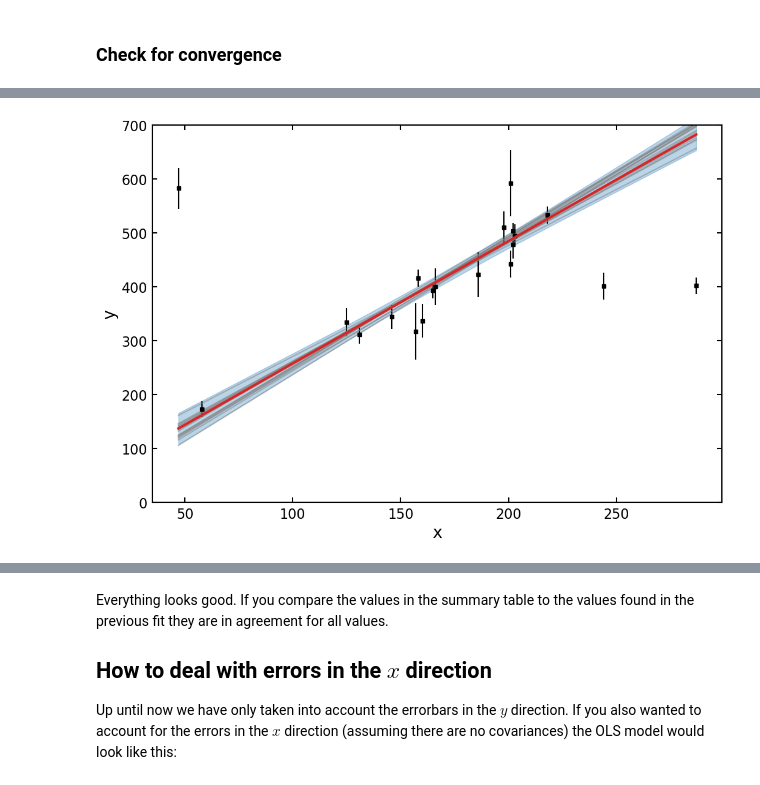
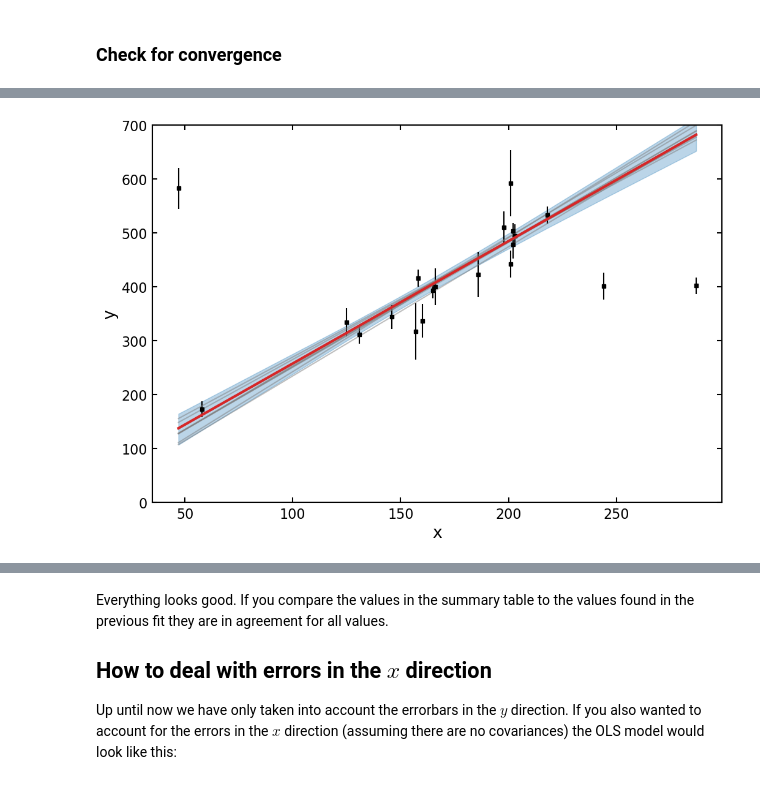
Before and after one commit to CKrawczyk/jupyter_data_languages, a Jupyter notebook: mcmc_fit_with_outliers_pymc.ipynb, the cells around one changed output, grey strips where cells are left out. Saved outputs shown, nothing was run; the diff lists cells and outputs as text; code cells hidden in the pictures.

```diff
--- a/mcmc_fit_with_outliers_pymc.ipynb
+++ b/mcmc_fit_with_outliers_pymc.ipynb
@@ -88,6 +87,11 @@ ax2.set_aspect(1);
 As a starting point we will first build a least squares linear regression model and see how that does.
 # %%
 with pm.Model() as mdl_ols:
+    # state input data as shared vars
+    tsv_x = pm.Data('tsv_x', x_center, mutable=False)
+    tsv_y = pm.Data('tsv_y', y_center, mutable=False)
+    tsv_sy = pm.Data('tsv_sy', sy_center, mutable=False)
+
     # Define weakly informative Normal priors (Ridge regression)
     b0 = pm.Normal('intercept-centered', mu=0, sigma=100)
     b1 = pm.Normal('slope-centered', mu=0, sigma=100)
@@ -98,12 +102,22 @@ with pm.Model() as mdl_ols:
     slope = pm.Deterministic('slope', b1_orig)
 
     # Define y_est_center and y_est as a Deterministic variables so we can plot it later
-    y_est_centered = pm.Deterministic('y-centered', b0 + b1 * x_center)
+    y_est_centered = pm.Deterministic('y-centered', b0 + b1 * tsv_x)
     y_est = pm.Deterministic('y', (y_est_centered * y_std) + y_mean)
-    likelihood = pm.Normal('likelihood', mu=y_est_centered, sigma=sy_center, observed=y_center)
+    likelihood = pm.Normal('likelihood', mu=y_est_centered, sigma=tsv_sy, observed=tsv_y)
 
 display(mdl_ols)
-display(pm.model_to_graphviz(mdl_ols))
+display(
+    pm.model_to_graphviz(
+        mdl_ols,
+        var_names=[
+            'slope-centered',
+            'intercept-centered',
+            'y-centered',
+            'likelihood'
+        ]
+    )
+)
 # %% [output]
 $$
             \begin{array}{rcl}
@@ -245,8 +254,8 @@ with pm.Model() as mdl_signoise:
     tsv_sy = pm.Data('tsv_sy', sy_center, mutable=False)
 
     # define weakly informative Normal priors (Ridge regression)
-    b0 = pm.Normal('intercept-centered', mu=0, sigma=100)
-    b1 = pm.Normal('slope-centered', mu=0, sigma=100)
+    b0 = pm.Normal('intercept-centered', mu=0, sigma=100, initval=0.0)
+    b1 = pm.Normal('slope-centered', mu=0, sigma=100, initval=1.0)
 
     # un-center slope and intercept as Deterministic variables so we can plot it later
     b0_orig, b1_orig = un_center(b0, b1, x_mean, x_std, y_mean, y_std)
@@ -258,8 +267,8 @@ with pm.Model() as mdl_signoise:
     y_est = pm.Deterministic('y', (y_est_centered * y_std) + y_mean)
 
     # Define weakly informative priors for the mean and variance of the outliers
-    Yb = pm.Normal('Yb', mu=0, sigma=10, initval=0.0)
-    Vb = pm.InverseGamma('Vb', 2, 5, initval=1.0)
+    Yb = pm.Normal('Yb', mu=0, sigma=10, initval=0.3)
+    Vb = pm.InverseGamma('Vb', 2, 5, initval=2.5)
 
     # crate in/outlier distributions to get logL evaluated on observed data
     in_rv = pm.Normal.dist(mu=y_est_centered, sigma=tsv_sy)
@@ -270,12 +279,12 @@ with pm.Model() as mdl_signoise:
     logL_out = pm.logp(out_rv, tsv_y)
 
     # Define Bernoulli inlier / outlier probability (P_b) with uniform prior
-    Pb = pm.Uniform('Pb', lower=0.0, upper=1.0, initval=0.5)
+    Pb = pm.Uniform('Pb', lower=0.0, upper=1.0, initval=0.2)
     qi = pm.Bernoulli(
         'qi',
         p=Pb,
         shape=tsv_x.eval().shape[0],
-        initval=np.random.rand(tsv_x.eval().shape[0]) < 0.5
+        initval=np.random.rand(tsv_x.eval().shape[0]) < 0.2
     )
 
     # Use custom likelihood
@@ -515,9 +544,9 @@ with mixture:
     traces_mixture = pm.sample(
         tune=1000,
         draws=1000,
-        chains=3,
-        cores=3,
-        init='jitter+adapt_diag_grad',
+        chains=8,
+        cores=16,
+        init='jitter+adapt_diag',
         nuts={"target_accept": 0.99},
         return_inferencedata=True
     )
@@ -570,31 +594,31 @@ pm.plot_trace(
 # %%
 # un-center and scale
 y_est = traces_mixture.posterior.y.data[..., 0].reshape(-1, 20)
 
 plt.figure(4, figsize=(12, 8))
 # plot non-outliers
 plt.errorbar(data.x, data.y, data.sy, **errorbar_kwargs)
 
 y_est_minus_2_sigma, y_est_median, y_est_plus_2_sigma = np.percentile(
     y_est[:, idx],
     [2.5, 50, 97.5],
     axis=0
 )
 
 # plot the mean of all best fit lines
 plt.plot(data.x[idx], y_est_median, color='C3', lw=3, zorder=3)
 
 # plot 2-sigma best fit region
 plt.fill_between(data.x[idx], y_est_minus_2_sigma, y_est_plus_2_sigma, **fill_kwargs)
 
 # plot a selection of best fit lines
-plt.plot(data.x[idx], y_est[::200].T[idx], alpha=0.5, color='C7')
+plt.plot(data.x[idx], y_est[::800].T[idx], alpha=0.5, color='C7')
 
 plt.xlabel('x')
 plt.ylabel('y')
 plt.ylim(0, 700);
 # %% [output]
-[figure, old version]
+[figure, new version]
 # %%
 ax = pm.plot_pair(
     traces_mixture,
```
Also changed, not shown: parts of 22 cells of this notebook, 1 other file.
